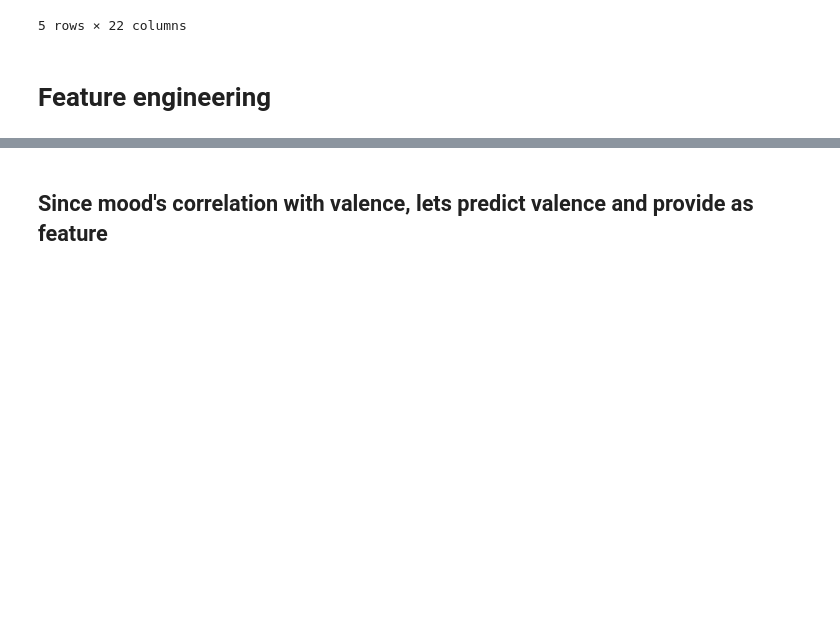
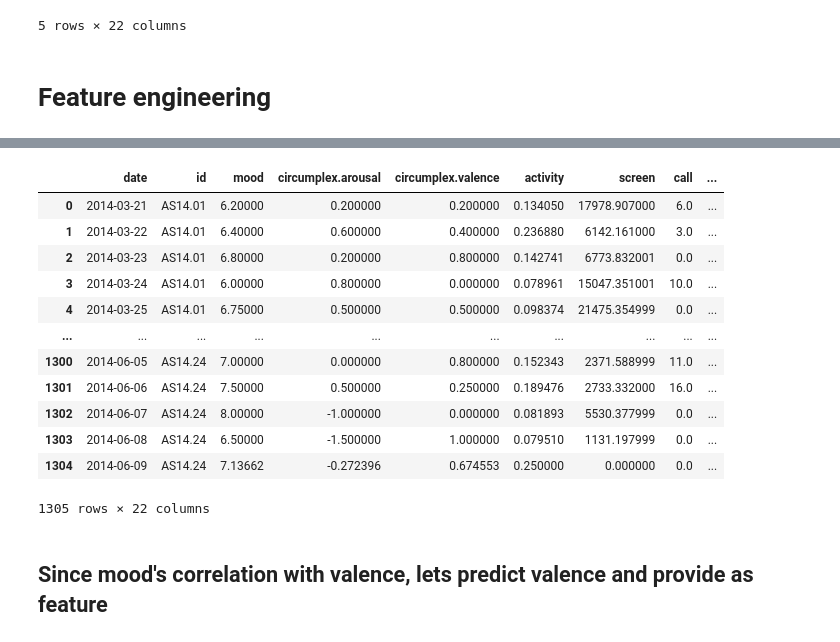
Before and after one commit to QST23/course_dmt, a Jupyter notebook: ass1/feature_engineering.ipynb, the cells around one changed output, grey strips where cells are left out. Saved outputs shown, nothing was run; the diff lists cells and outputs as text; code cells hidden in the pictures; blank space fills up the shorter version.

```diff
--- a/ass1/feature_engineering.ipynb
+++ b/ass1/feature_engineering.ipynb
@@ -19,3 +120,19 @@ df.head()
+# %%
+df
+# %% [output]
+|  | date | id | mood | circumplex.arousal | circumplex.valence | activity | screen | call | ... |
+| 0 | 2014-03-21 | AS14.01 | 6.20000 | 0.200000 | 0.200000 | 0.134050 | 17978.907000 | 6.0 | ... |
+| 1 | 2014-03-22 | AS14.01 | 6.40000 | 0.600000 | 0.400000 | 0.236880 | 6142.161000 | 3.0 | ... |
+| 2 | 2014-03-23 | AS14.01 | 6.80000 | 0.200000 | 0.800000 | 0.142741 | 6773.832001 | 0.0 | ... |
+| 3 | 2014-03-24 | AS14.01 | 6.00000 | 0.800000 | 0.000000 | 0.078961 | 15047.351001 | 10.0 | ... |
+| 4 | 2014-03-25 | AS14.01 | 6.75000 | 0.500000 | 0.500000 | 0.098374 | 21475.354999 | 0.0 | ... |
+| ... | ... | ... | ... | ... | ... | ... | ... | ... | ... |
+| 1300 | 2014-06-05 | AS14.24 | 7.00000 | 0.000000 | 0.800000 | 0.152343 | 2371.588999 | 11.0 | ... |
+| 1301 | 2014-06-06 | AS14.24 | 7.50000 | 0.500000 | 0.250000 | 0.189476 | 2733.332000 | 16.0 | ... |
+| 1302 | 2014-06-07 | AS14.24 | 8.00000 | -1.000000 | 0.000000 | 0.081893 | 5530.377999 | 0.0 | ... |
+| 1303 | 2014-06-08 | AS14.24 | 6.50000 | -1.500000 | 1.000000 | 0.079510 | 1131.197999 | 0.0 | ... |
+| 1304 | 2014-06-09 | AS14.24 | 7.13662 | -0.272396 | 0.674553 | 0.250000 | 0.000000 | 0.0 | ... |
+1305 rows × 22 columns
 # %% [markdown]
 ## Since mood's correlation with valence, lets predict valence and provide as feature
 # %%
```
Also changed, not shown: parts of 11 cells of this notebook, 1 other file.
